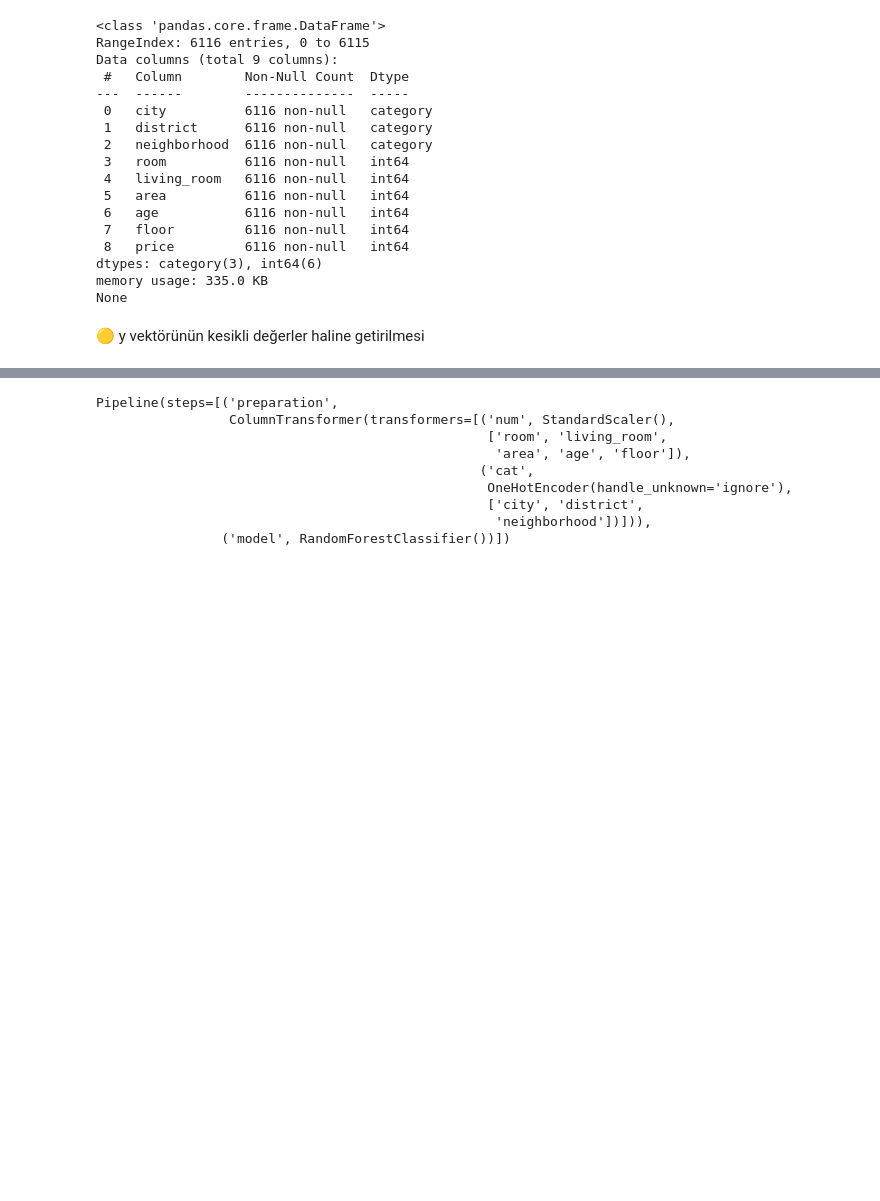
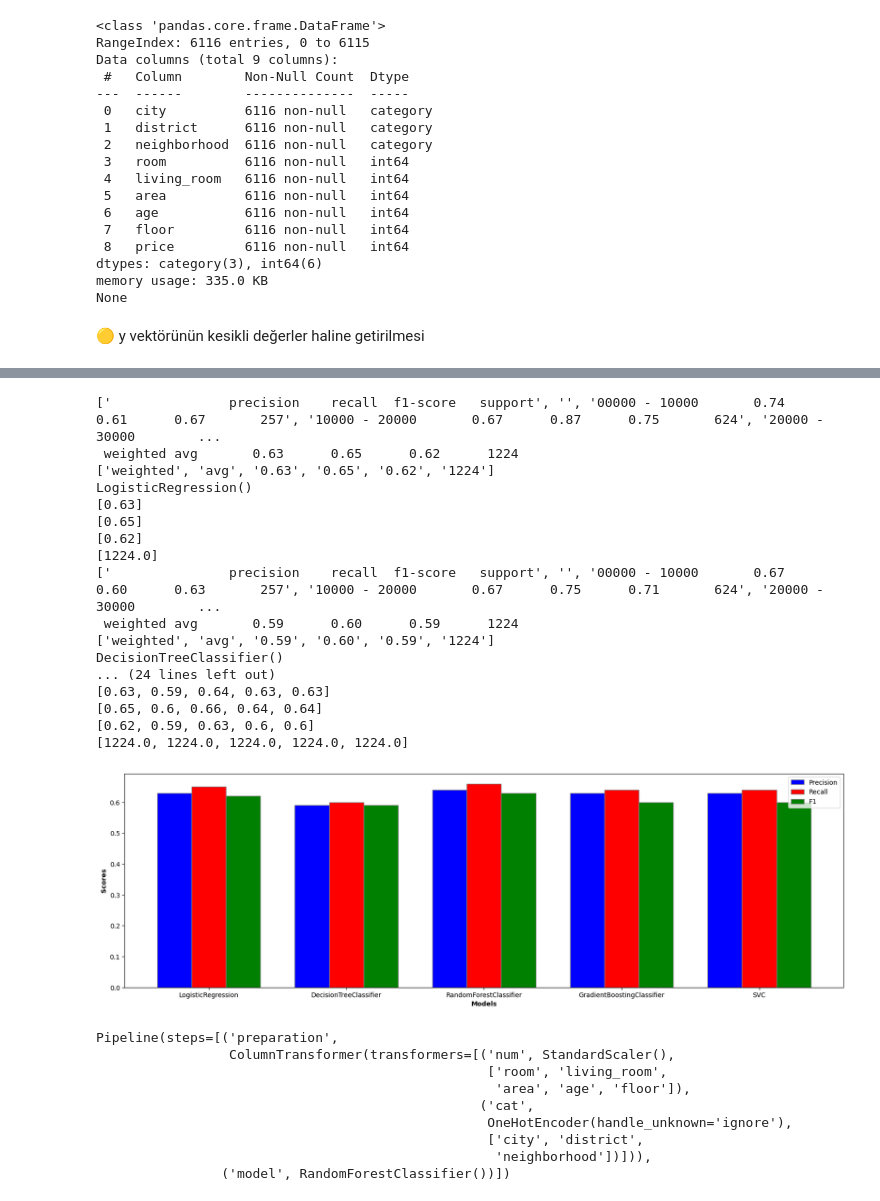
Before and after one commit to canbula/EgeEmlak, a Jupyter notebook: final.ipynb, the cells around one changed output, grey strips where cells are left out. Saved outputs shown, nothing was run; the diff lists cells and outputs as text; code cells hidden in the pictures; blank space fills up the shorter version.

```diff
--- a/final.ipynb
+++ b/final.ipynb
@@ -907,7 +1015,7 @@ y = df['price']
 # %% [markdown]
 🟡 y vektörünün kesikli değerler haline getirilmesi
 # %%
-bin_size = 15000
+bin_size = 10000
 bins = [x for x in range(0, 70000, bin_size)]
 labels = [f"{x:05d} - {(x + bin_size):05d}" for x in range(0, 70000, bin_size)]
 labels.pop()
@@ -928,3 +1224,75 @@ X_train, X_test, y_train, y_test = train_test_split(X, y_binned, test_size=0.2,
+# %%
+# create a dataframe to store the results of the classification reports
+classification_report_df = pd.DataFrame()
+precision = []
+recall = []
+f1 = []
+support = []
+
+for i, model in enumerate(models):
+    print(classification_reports[i].split('\n'))
+    # get only weighted avg values
+    for line in classification_reports[i].split('\n')[-2:-1]:
+        values = line.split()
+        print(line)
+        print(values)
+        precision.append(float(values[2]))
+        recall.append(float(values[3]))
+        f1.append(float(values[4]))
+        support.append(float(values[5]))
+
+    print(model)
+    print(precision)
+    print(recall)
+    print(f1)
+    print(support)
+
+classification_report_df['Model'] = [model.__class__.__name__ for model in models]
+classification_report_df['Precision'] = precision
+classification_report_df['Recall'] = recall
+classification_report_df['F1'] = f1
+classification_report_df['Support'] = support
+
+
+# create a bar plot for each metric
+fig, ax = plt.subplots(figsize=(20, 6))
+bar_width = 0.25
+
+r1 = np.arange(len(models))
+r2 = [x + bar_width for x in r1]
+r3 = [x + bar_width for x in r2]
+r4 = [x + bar_width for x in r3]
+
+plt.bar(r1, classification_report_df['Precision'], color='b', width=bar_width, edgecolor='grey', label='Precision')
+plt.bar(r2, classification_report_df['Recall'], color='r', width=bar_width, edgecolor='grey', label='Recall')
+plt.bar(r3, classification_report_df['F1'], color='g', width=bar_width, edgecolor='grey', label='F1')
+
+plt.xlabel('Models', fontweight='bold')
+plt.xticks([r + bar_width for r in range(len(models))], classification_report_df['Model'])
+plt.ylabel('Scores', fontweight='bold')
+# plt.title('Scores by Models and Metrics', fontweight='bold')
+plt.legend()
+
+plt.show()
+# %% [output]
+['               precision    recall  f1-score   support', '', '00000 - 10000       0.74      0.61      0.67       257', '10000 - 20000       0.67      0.87      0.75       624', '20000 - 30000        ...
+ weighted avg       0.63      0.65      0.62      1224
+['weighted', 'avg', '0.63', '0.65', '0.62', '1224']
+LogisticRegression()
+[0.63]
+[0.65]
+[0.62]
+[1224.0]
+['               precision    recall  f1-score   support', '', '00000 - 10000       0.67      0.60      0.63       257', '10000 - 20000       0.67      0.75      0.71       624', '20000 - 30000        ...
+ weighted avg       0.59      0.60      0.59      1224
+['weighted', 'avg', '0.59', '0.60', '0.59', '1224']
+DecisionTreeClassifier()
+... (24 lines left out)
+[0.63, 0.59, 0.64, 0.63, 0.63]
+[0.65, 0.6, 0.66, 0.64, 0.64]
+[0.62, 0.59, 0.63, 0.6, 0.6]
+[1224.0, 1224.0, 1224.0, 1224.0, 1224.0]
+[figure, added]
 # %%
 model = Pipeline([
     ('preparation', full_pipeline),
```
Also changed, not shown: parts of 7 cells of this notebook, 2 other files.
